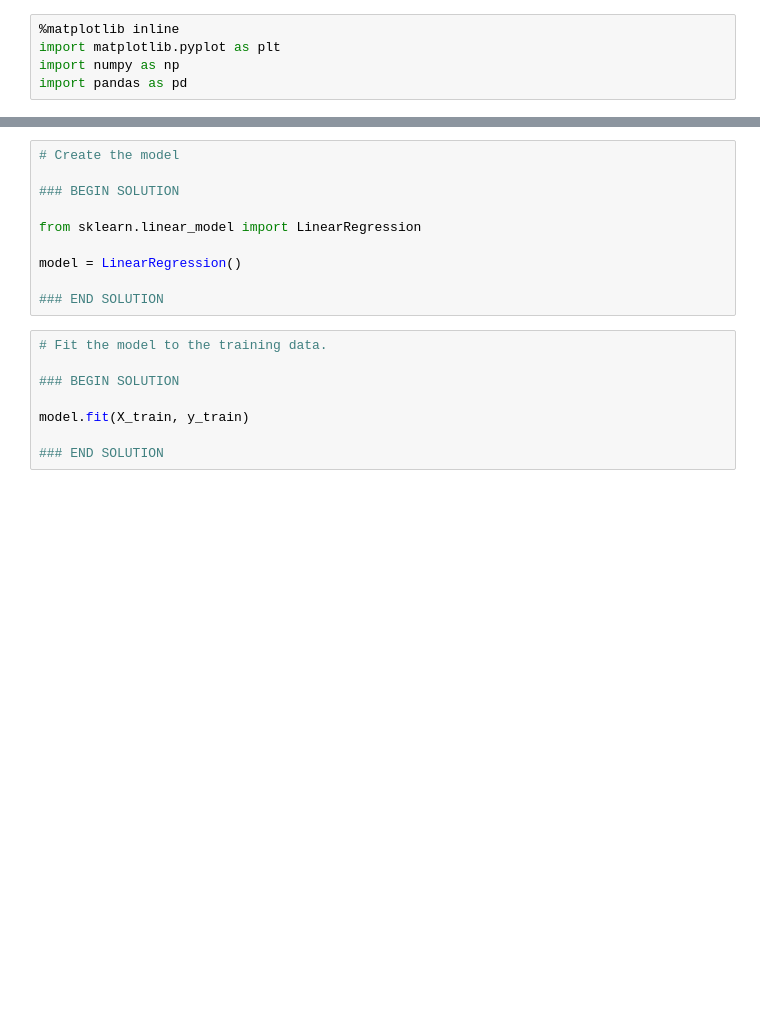
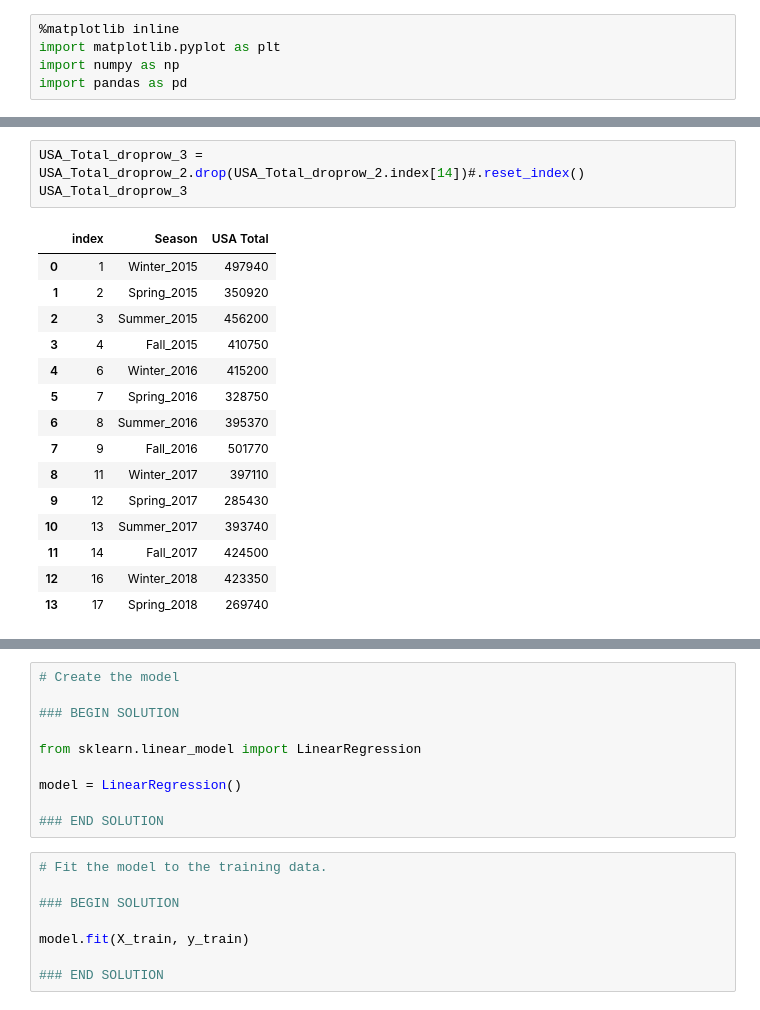
Before and after one commit to CamillaBahr/Final-Project, a Jupyter notebook: Subhra's work/SN_ML.ipynb, the cells around one changed output, grey strips where cells are left out. Saved outputs shown, nothing was run; the diff lists cells and outputs as text; blank space fills up the shorter version.

```diff
--- a/Subhra's work/SN_ML.ipynb
+++ b/Subhra's work/SN_ML.ipynb
@@ -41,0 +89,19 @@ Index(['State', 'Winter_2015\nLost', 'Spring_2015\nLost', 'Summer_2015\nLost',
+# %%
+USA_Total_droprow_3 = USA_Total_droprow_2.drop(USA_Total_droprow_2.index[14])#.reset_index()
+USA_Total_droprow_3
+# %% [output]
+|  | index | Season | USA Total |
+| 0 | 1 | Winter_2015 | 497940 |
+| 1 | 2 | Spring_2015 | 350920 |
+| 2 | 3 | Summer_2015 | 456200 |
+| 3 | 4 | Fall_2015 | 410750 |
+| 4 | 6 | Winter_2016 | 415200 |
+| 5 | 7 | Spring_2016 | 328750 |
+| 6 | 8 | Summer_2016 | 395370 |
+| 7 | 9 | Fall_2016 | 501770 |
+| 8 | 11 | Winter_2017 | 397110 |
+| 9 | 12 | Spring_2017 | 285430 |
+| 10 | 13 | Summer_2017 | 393740 |
+| 11 | 14 | Fall_2017 | 424500 |
+| 12 | 16 | Winter_2018 | 423350 |
+| 13 | 17 | Spring_2018 | 269740 |
```
Also changed, not shown: parts of 16 cells of this notebook, 5 other files.
